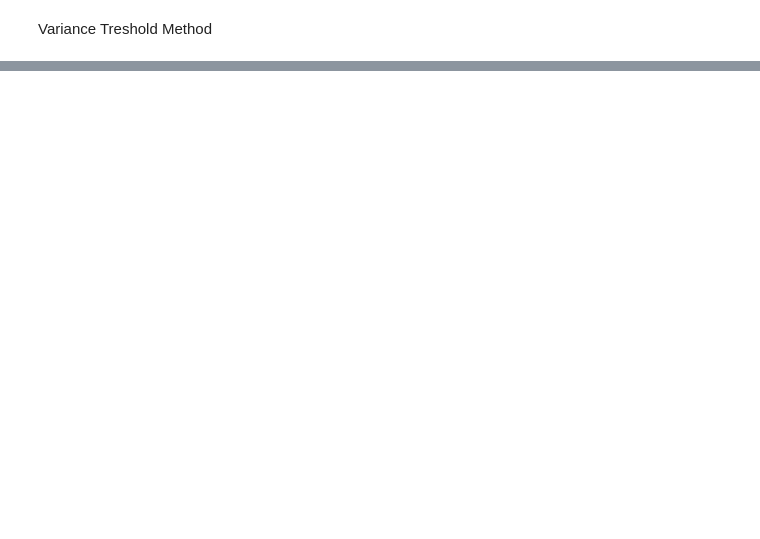
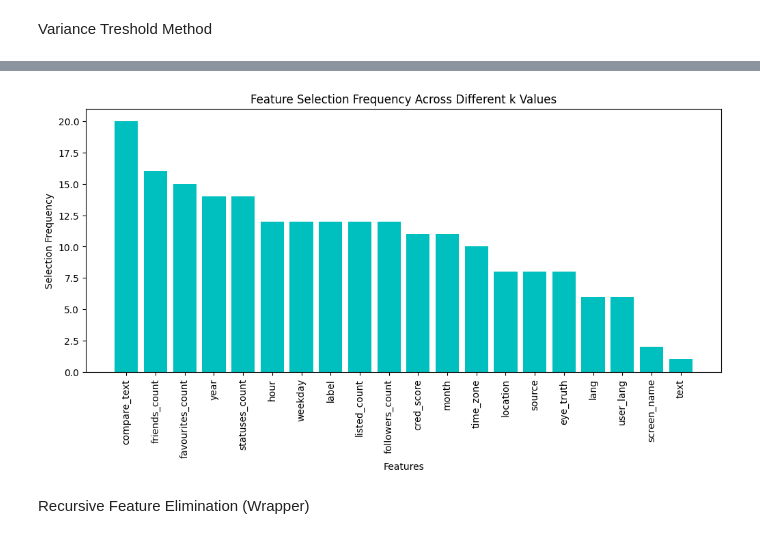
Before and after one commit to Ethxlla/INFO3604-CCO-Backup, a Jupyter notebook: main.ipynb, the cells around one changed output, grey strips where cells are left out. Drawn from its saved outputs; the diff is of its cells as text; code cells hidden in the pictures; blank space fills up the shorter version.

```diff
--- a/main.ipynb
+++ b/main.ipynb
@@ -96,0 +129,18 @@ plt.show()
+# %%
+all_selected_features = [feature for features in selected_features_dict.values() for feature in features]
+feature_counts = Counter(all_selected_features)
+
+sorted_features = sorted(feature_counts.items(), key=lambda x: x[1], reverse=True)
+features, counts = zip(*sorted_features)
+
+plt.figure(figsize=(12, 5))
+plt.bar(features, counts, color='c')
+plt.xlabel("Features")
+plt.ylabel("Selection Frequency")
+plt.xticks(rotation=90)
+plt.title("Feature Selection Frequency Across Different k Values")
+plt.show()
+# %% [output]
+[figure, added]
+# %% [markdown]
+Recursive Feature Elimination (Wrapper)
```
Also changed, not shown: parts of 12 cells of this notebook.
